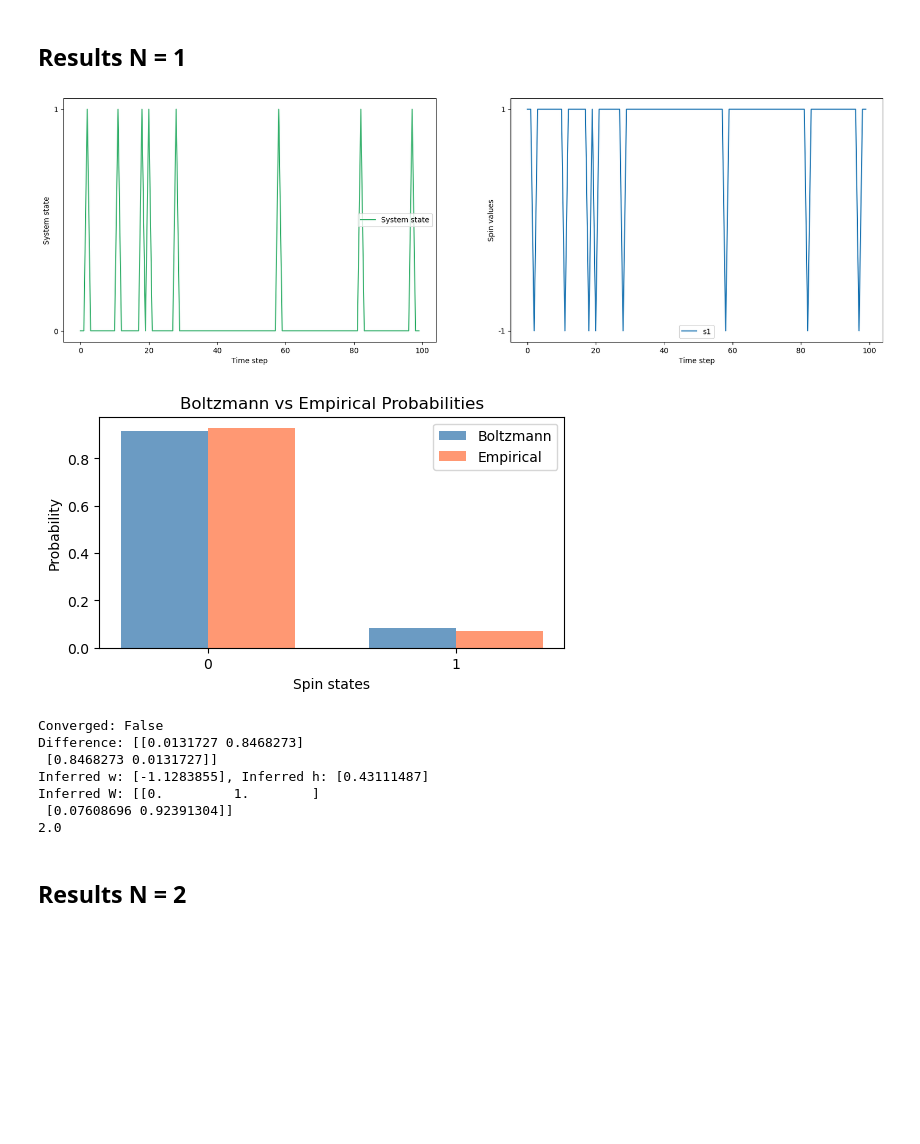
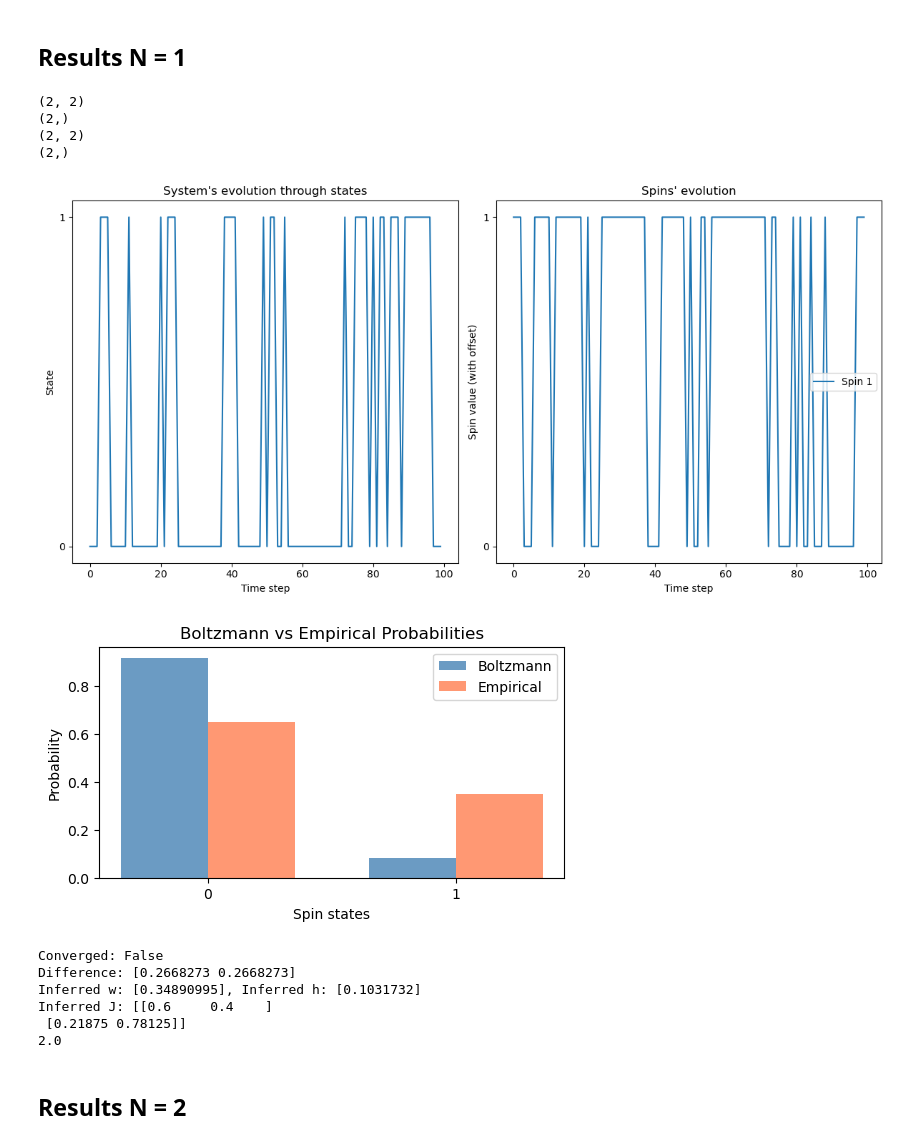
Before and after one commit to Victor-Alessandro/QBM-code, a Jupyter notebook: Quantum-Classical Mapping.ipynb, the cells around one changed output. Drawn from its saved outputs; the diff is of its cells as text; code cells hidden in the pictures; blank space fills up the shorter version.

Commit message:
updated to parallel dynamics

```diff
--- a/Quantum-Classical Mapping.ipynb
+++ b/Quantum-Classical Mapping.ipynb
@@ -15,0 +136,10 @@ import itertools
+# %%
+# Initialize parameters
+n_spins = 3
+steps = 100
+w = np.random.normal(size=(n_spins, n_spins))
+h = np.random.normal(size=n_spins)
+J = np.random.normal(size=(n_spins, n_spins))
+
+trajectory = simulate_dynamics(w, J, h, steps, n_spins)
+plot_combined_dynamics(trajectory, n_spins)
@@ -226,40 +352,61 @@ def plot_convergence_to_boltzmann(W, H, beta, trajectory):
     plt.show()
 # %% [markdown]
 ## Results N = 1
+# %%
+n_spins =2
+w = np.random.normal(size=(n_spins, n_spins))
+h = np.random.normal(size=n_spins)
+
+print(w.shape)
+print(h.shape)
+
+w = np.array([[1.2,1.1],
+              [1.1,1.2]])
+
+h = np.array([1.0, 0.5])
+
+print(w.shape)
+print(h.shape)
+# %% [output]
+(2, 2)
+(2,)
+(2, 2)
+(2,)
 # %%
 n_spins = 1
-W = np.array([1.0])
-H = np.array([0.4])
+w = np.array([[1]])
+J = np.array([[1]])
+h = np.array([0.4])
+
 beta = 3
 steps = 100
 tolerance = 0.1
 
-trajectory = simulate_dynamics(W, H, beta, steps, n_spins)
-plot_combined_dynamics(W, H, beta, steps, n_spins, flip_two_spins=True)
-plot_convergence_to_boltzmann(W, H, beta, trajectory)
+trajectory = simulate_dynamics(w, J, h, steps, n_spins)
+plot_combined_dynamics(trajectory, n_spins)
+plot_convergence_to_boltzmann(J, h, beta, trajectory)
 
-converged, difference = check_convergence_to_boltzmann(W, H, beta, trajectory, tolerance)
+converged, difference = check_convergence_to_boltzmann(J, h, beta, trajectory, tolerance)
 
 print(f"Converged: {converged}")
 print(f"Difference: {difference}")
 
 params = infer_parameters_scipy(trajectory, beta)
 inferred_w = params[:n_spins**2]
 inferred_h = params[n_spins**2:]
 print(f"Inferred w: {inferred_w}, Inferred h: {inferred_h}")
 
 W_empirical = infer_empirical_transition_matrix(trajectory)
-print(f"Inferred W: {W_empirical}")
+print(f"Inferred J: {W_empirical}")
 print(np.sum(W_empirical))
 # %% [output]
-[figure, old version]
+[figure, new version]
-[figure, old version]
+[figure, new version]
 Converged: False
-Difference: [[0.0131727 0.8468273]
- [0.8468273 0.0131727]]
-Inferred w: [-1.1283855], Inferred h: [0.43111487]
-Inferred W: [[0.         1.        ]
- [0.07608696 0.92391304]]
+Difference: [0.2668273 0.2668273]
+Inferred w: [0.34890995], Inferred h: [0.1031732]
+Inferred J: [[0.6     0.4    ]
+ [0.21875 0.78125]]
 2.0
 # %% [markdown]
 ## Results N = 2
```
Also changed, not shown: parts of 15 cells of this notebook.
